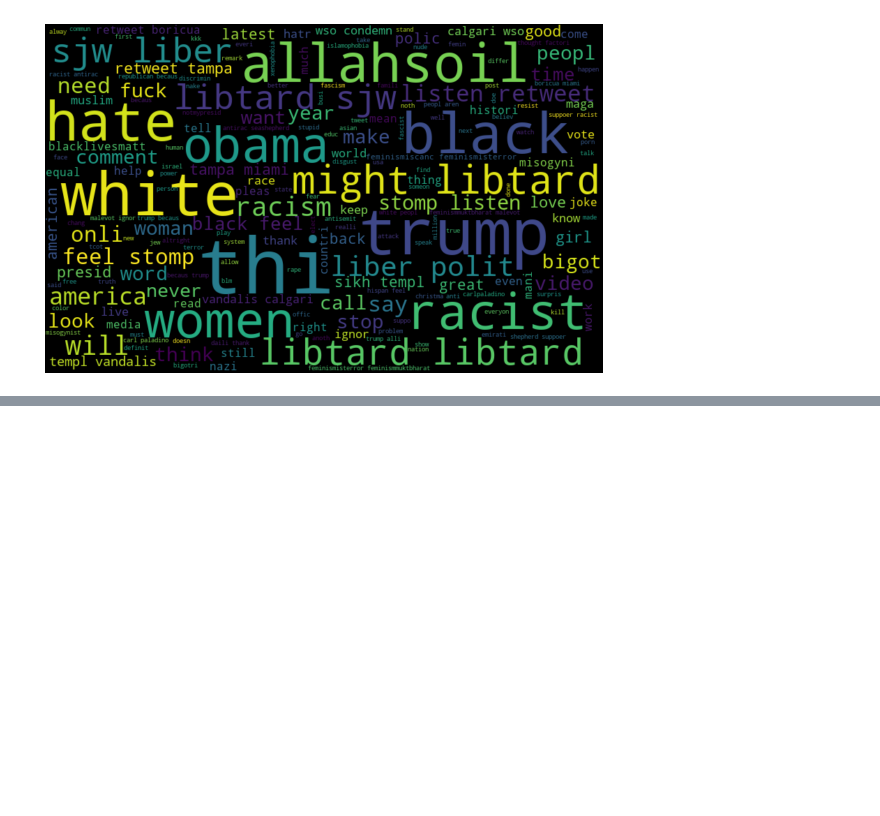
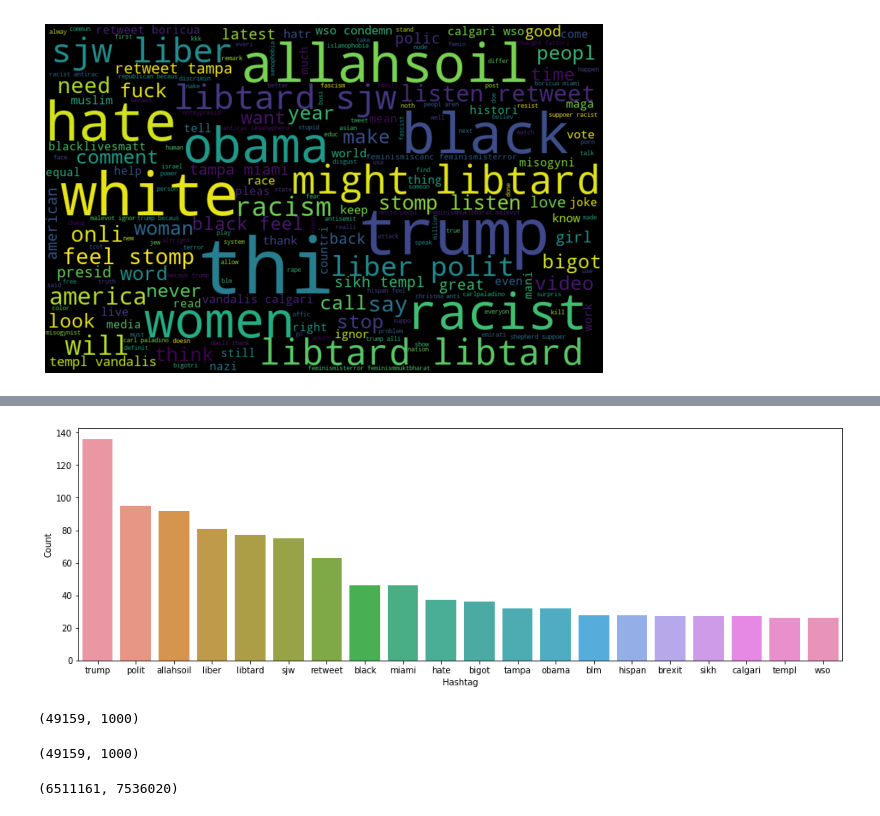
Before and after one commit to ThePhiri/twitter_sentiment_analysis, a Jupyter notebook: Twitter_sentiment_analysis.ipynb, the cells around one changed output, grey strips where cells are left out. Cells and saved outputs as stored; diff of their text form; code cells hidden in the pictures; blank space fills up the shorter version.

Commit message:
adding gensim

```diff
--- a/Twitter_sentiment_analysis.ipynb
+++ b/Twitter_sentiment_analysis.ipynb
@@ -197,0 +193,12 @@ e = pd.DataFrame({'Hashtag':list(b.keys()),
+# %%
+b = nltk.FreqDist(HT_negative)
+e = pd.DataFrame({'Hashtag':list(b.keys()),
+                 'Count': list(b.values())})
+# selecting top 20 most frequent hashtags
+e = e.nlargest(columns="Count", n = 20)
+plt.figure(figsize=(16,5))
+ax = sns.barplot(data=e, x= "Hashtag", y = "Count")
+ax.set(ylabel = 'Count')
+plt.show()
+# %% [output]
+[figure, added]
@@ -197,0 +208,28 @@ e = pd.DataFrame({'Hashtag':list(b.keys()),
+# %%
+bow_vectorizer = CountVectorizer(max_df=0.90, min_df=2, max_features=1000, stop_words='english')
+bow = bow_vectorizer.fit_transform(combi['tidy_tweet'])
+bow.shape
+# %% [output]
+(49159, 1000)
+# %%
+tfidf_vectorizer = TfidfVectorizer(max_df=0.90, min_df=2, max_features=1000, stop_words='english')
+tfidf = tfidf_vectorizer.fit_transform(combi['tidy_tweet'])
+tfidf.shape
+# %% [output]
+(49159, 1000)
+# %%
+tokenized_tweet = combi['tidy_tweet'].apply(lambda x: x.split())
+#tokenizing
+model_w2v = gensim.models.Word2Vec(
+    tokenized_tweet,
+    size=200, #desired no. of features/independent variables
+    window=5, #context window size
+    min_count=2,
+    sg = 1, #1 for skip-gram model
+    hs = 0,
+    negative = 10, #for negative sampling
+    workers = 2, #no. of cores
+    seed=34)
+model_w2v.train(tokenized_tweet, total_examples=len(combi['tidy_tweet']), epochs=20)
+# %% [output]
+(6511161, 7536020)
```
Also changed, not shown: parts of 6 cells of this notebook.
